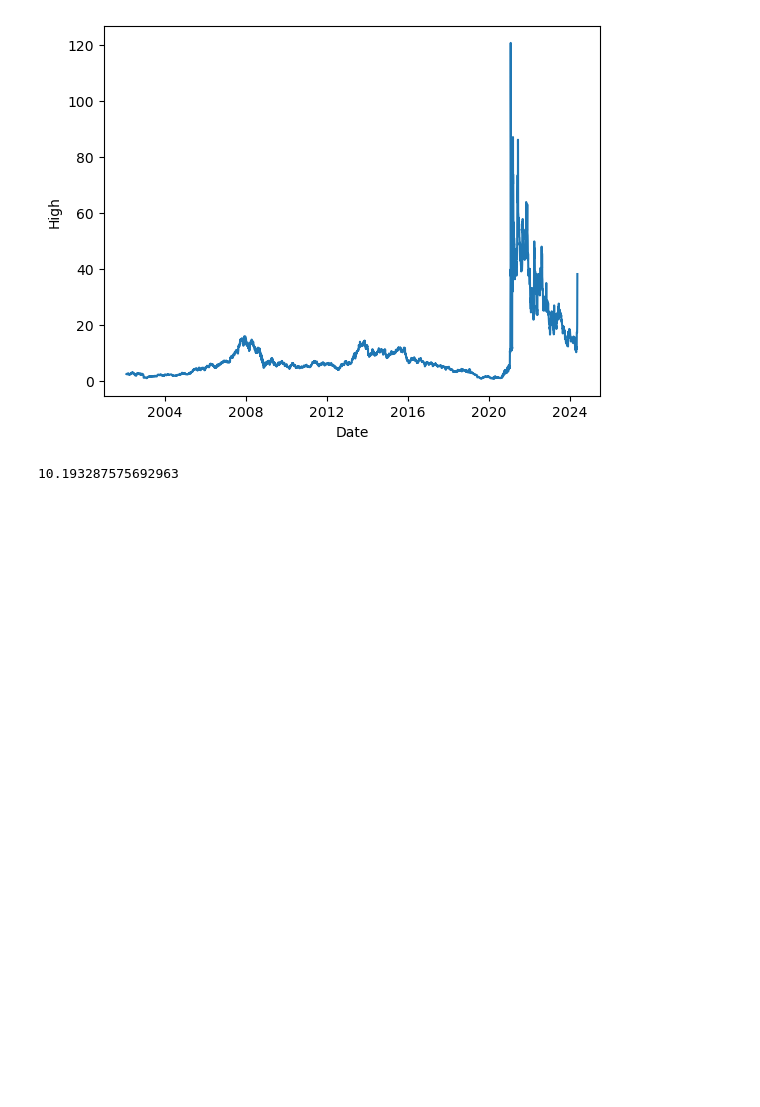
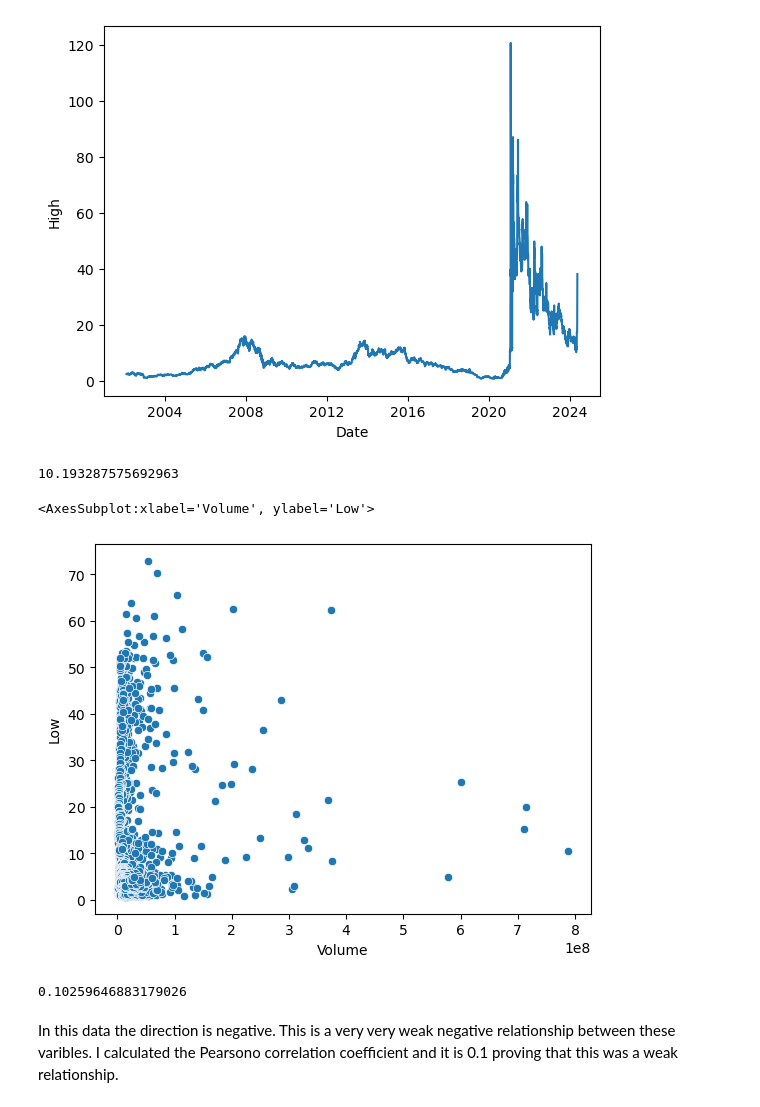
Before and after one commit to CrunchySweet/AI, a Jupyter notebook: Semester1/Stocks/Stocks.ipynb, the cells around one changed output. Saved outputs shown, nothing was run; the diff lists cells and outputs as text; code cells hidden in the pictures; blank space fills up the shorter version.

```diff
--- a/Semester1/Stocks/Stocks.ipynb
+++ b/Semester1/Stocks/Stocks.ipynb
@@ -48,3 +48,14 @@ for i in range(len(df)):
 total/count
 # %% [output]
 10.193287575692963
+# %%
+sns.scatterplot(data = df, x='Volume', y = 'Low')
+# %% [output]
+<AxesSubplot:xlabel='Volume', ylabel='Low'>
+[figure, added]
+# %%
+df["Low"].corr(df['Volume'])
+# %% [output]
+0.10259646883179026
+# %% [markdown]
+In this data the direction is negative. This is a very very weak negative relationship between these varibles. I calculated the Pearsono correlation coefficient and it is 0.1 proving that this was a weak relationship.
```
